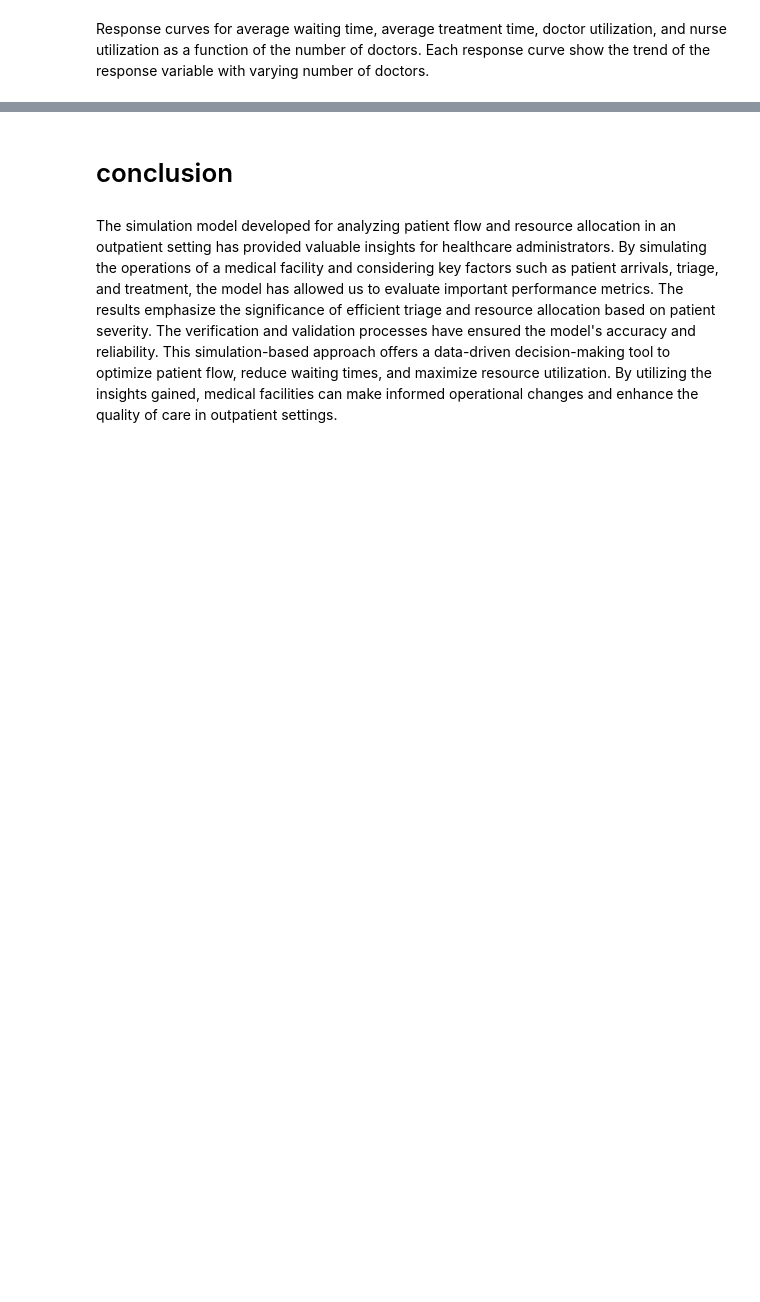
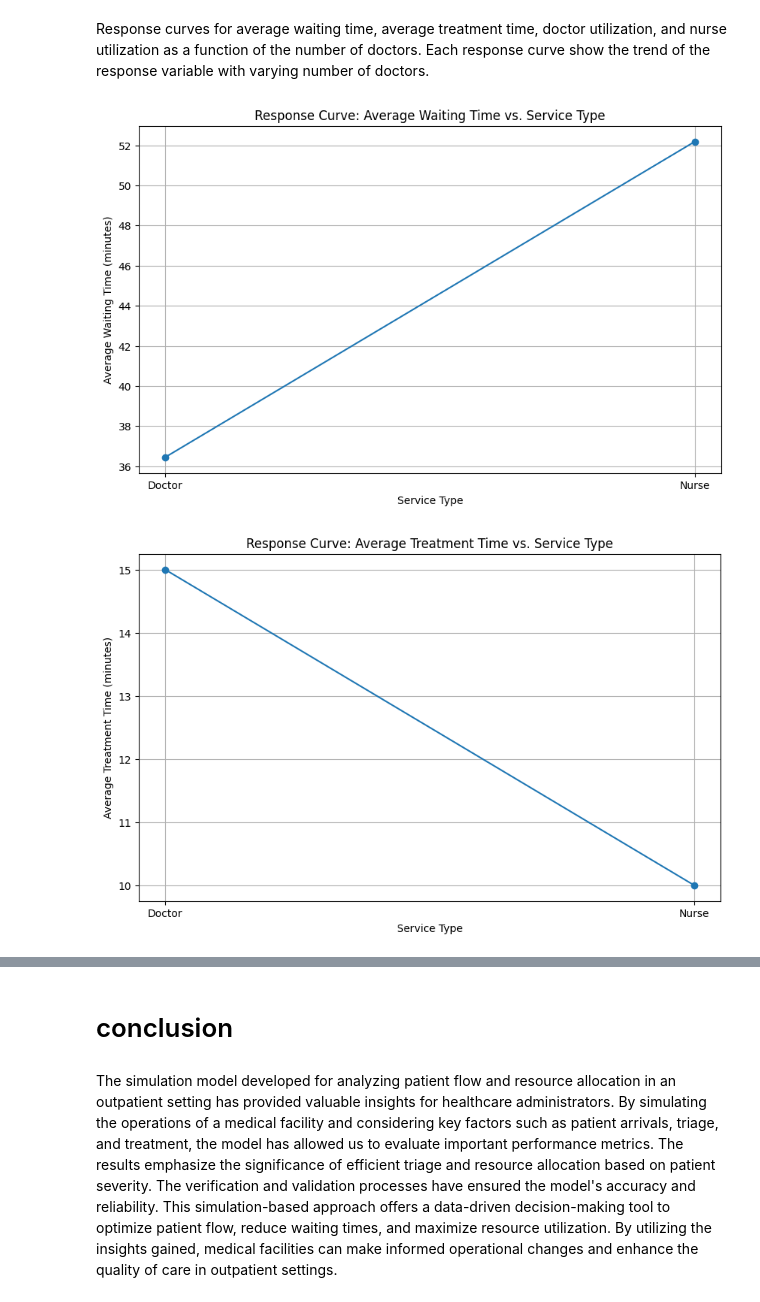
Before and after one commit to waheeb123/Data_604_homeworks, a Jupyter notebook: tringto_write_complete_simulation.ipynb, the cells around one changed output, grey strips where cells are left out. Cells and saved outputs as stored; diff of their text form; code cells hidden in the pictures; blank space fills up the shorter version.

```diff
--- a/tringto_write_complete_simulation.ipynb
+++ b/tringto_write_complete_simulation.ipynb
@@ -302,2 +311,65 @@ Nurse utilization: 15.00%
 # %% [markdown]
 Response curves for average waiting time, average treatment time, doctor utilization, and nurse utilization as a function of the number of doctors. Each response curve show the trend of the response variable with varying number of doctors.
+# %%
+# Plot response curves
+
+# Response curve for Average Waiting Time with respect to Service Type
+service_types = df['Service'].unique()
+avg_waiting_times = []
+for service_type in service_types:
+    avg_waiting_time = df[df['Service'] == service_type]['Wait Time (Mins)'].mean()
+    avg_waiting_times.append(avg_waiting_time)
+
+plt.figure(figsize=(10, 6))
+plt.plot(service_types, avg_waiting_times, marker='o')
+plt.xlabel('Service Type')
+plt.ylabel('Average Waiting Time (minutes)')
+plt.title('Response Curve: Average Waiting Time vs. Service Type')
+plt.grid(True)
+plt.show()
+
+# Response curve for Average Treatment Time with respect to Service Type
+avg_treatment_times = []
+for service_type in service_types:
+    avg_treatment_time = df[df['Service'] == service_type]['Service Time (Mins)'].mean()
+    avg_treatment_times.append(avg_treatment_time)
+
+plt.figure(figsize=(10, 6))
+plt.plot(service_types, avg_treatment_times, marker='o')
+plt.xlabel('Service Type')
+plt.ylabel('Average Treatment Time (minutes)')
+plt.title('Response Curve: Average Treatment Time vs. Service Type')
+plt.grid(True)
+plt.show()
+
+# Response curve for Average Waiting Time with respect to Arrival Time
+arrival_times = df['Arrival Time']
+avg_waiting_times = []
+for arrival_time in arrival_times:
+    avg_waiting_time = df[df['Arrival Time'] == arrival_time]['Wait Time (Mins)'].mean()
+    avg_waiting_times.append(avg_waiting_time)
+
+plt.figure(figsize=(10, 6))
+plt.plot(arrival_times, avg_waiting_times)
+plt.xlabel('Arrival Time')
+plt.ylabel('Average Waiting Time (minutes)')
+plt.title('Response Curve: Average Waiting Time vs. Arrival Time')
+plt.grid(True)
+plt.show()
+
+# Response curve for Average Treatment Time with respect to Arrival Time
+avg_treatment_times = []
+for arrival_time in arrival_times:
+    avg_treatment_time = df[df['Arrival Time'] == arrival_time]['Service Time (Mins)'].mean()
+    avg_treatment_times.append(avg_treatment_time)
+
+plt.figure(figsize=(10, 6))
+plt.plot(arrival_times, avg_treatment_times)
+plt.xlabel('Arrival Time')
+plt.ylabel('Average Treatment Time (minutes)')
+plt.title('Response Curve: Average Treatment Time vs. Arrival Time')
+plt.grid(True)
+plt.show()
+# %% [output]
+[figure, added]
+[figure, added]
```
Also changed, not shown: parts of 10 cells of this notebook.
